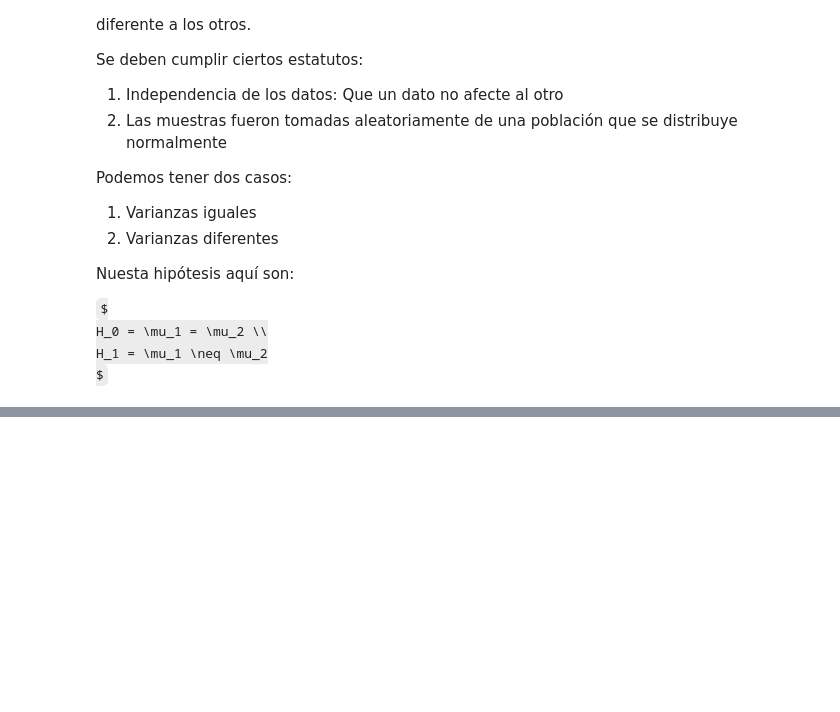
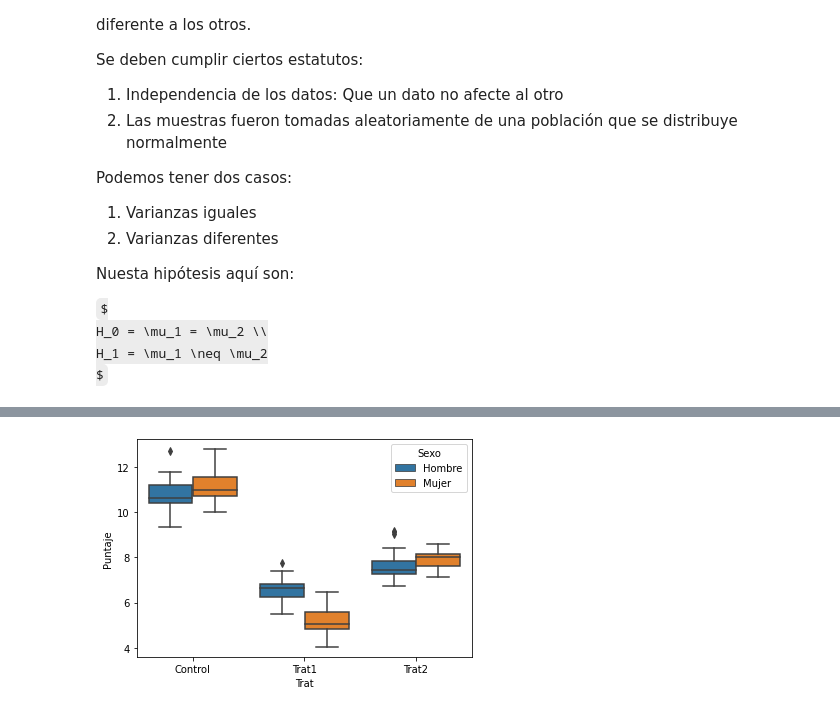
Before and after one commit to luciogutierrez/iron-hack, a Jupyter notebook: 2-module/9-probabilidad/Hyp_test_code.ipynb, the cells around one changed output, grey strips where cells are left out. Drawn from its saved outputs; the diff is of its cells as text; code cells hidden in the pictures; some formulas as TeX source; blank space fills up the shorter version.

```diff
--- a/2-module/9-probabilidad/Hyp_test_code.ipynb
+++ b/2-module/9-probabilidad/Hyp_test_code.ipynb
@@ -358,3 +356,6 @@ $
 H_0 = \mu_1 = \mu_2 \\
 H_1 = \mu_1 \neq \mu_2
 $
+# %%
+df_medi = pd.read_csv('../../datasets/medicamentos.csv')
+df_medi.head()
@@ -360,0 +383,4 @@ $
+# %%
+sns.boxplot(x='Trat', y='Puntaje', hue='Sexo', data=df_medi);
+# %% [output]
+[figure, added]
```
Also changed, not shown: parts of 11 cells of this notebook, 2 other files.
